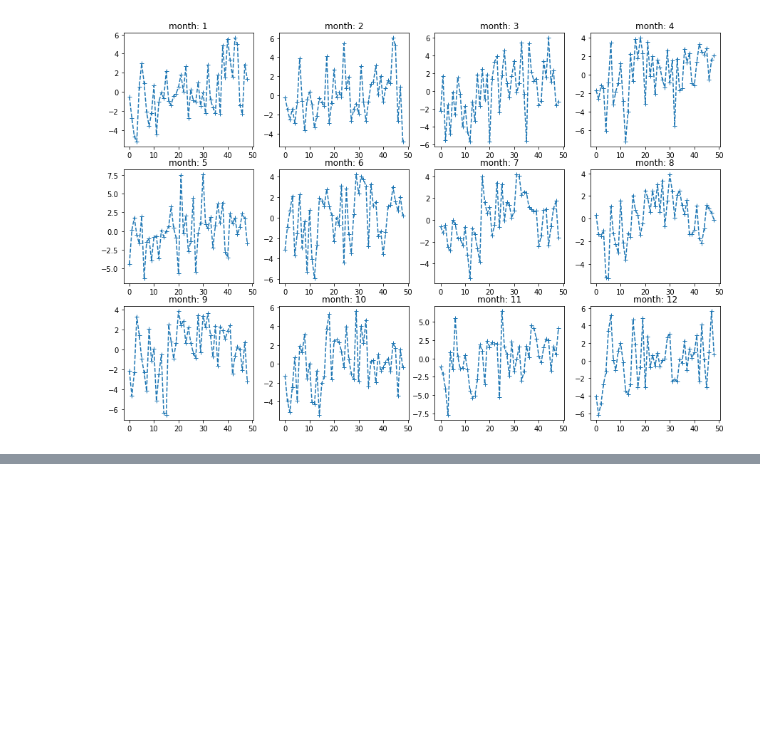
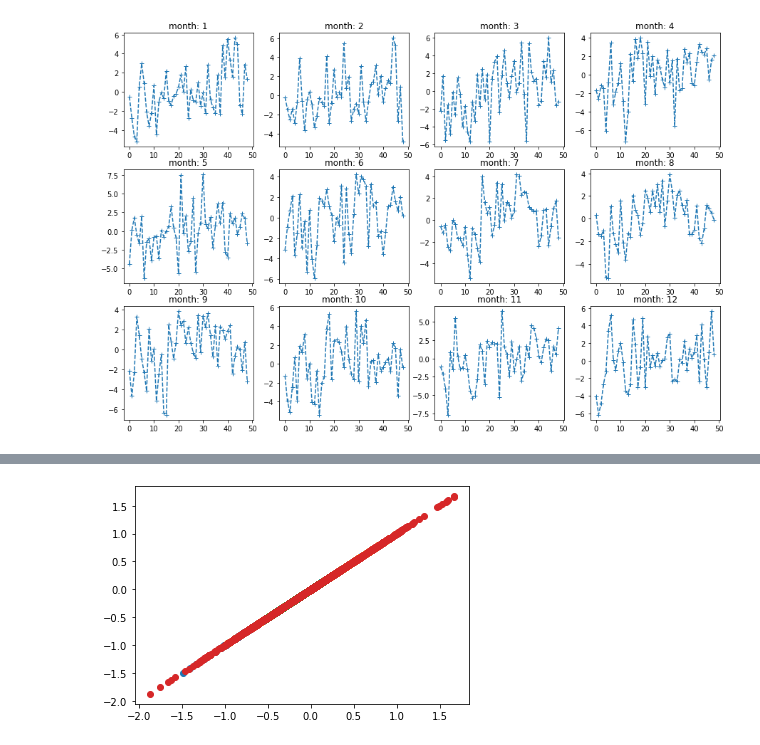
Before and after one commit to mariannecowherd/CSSLtimeseries, a Jupyter notebook: scripts/cssldata.ipynb, the cells around one changed output, grey strips where cells are left out. Saved outputs shown, nothing was run; the diff lists cells and outputs as text; code cells hidden in the pictures; blank space fills up the shorter version.

```diff
--- a/scripts/cssldata.ipynb
+++ b/scripts/cssldata.ipynb
@@ -295,0 +302,8 @@ for i in range(1,13):
+# %%
+roll = teleconnections.rolling(12).mean()
+fig,ax=plt.subplots()
+for k in roll.keys():
+    ax.scatter(roll[k],roll[k])
+plt.show()
+# %% [output]
+[figure, added]
```
Also changed, not shown: parts of 3 cells of this notebook, 1 other file.
